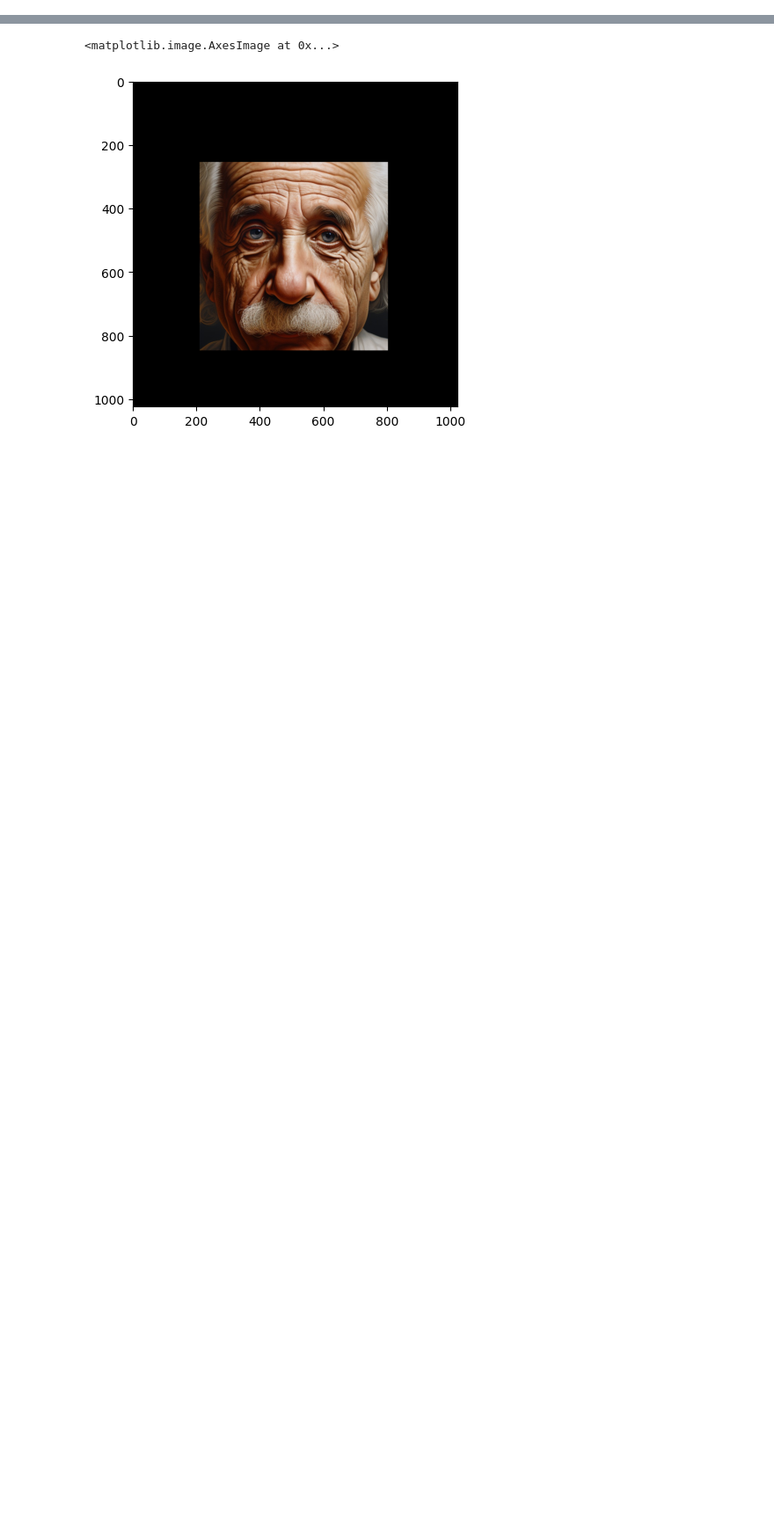
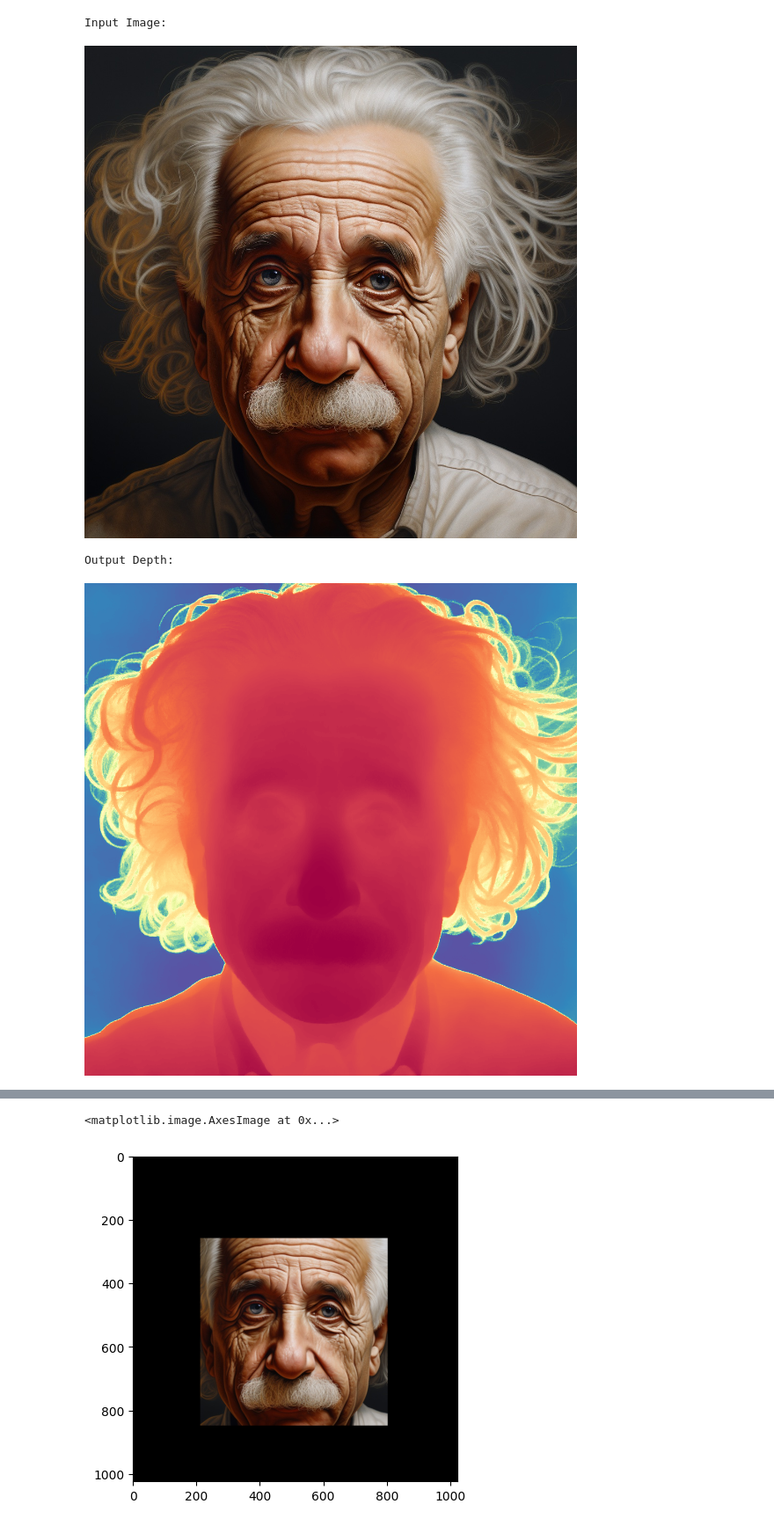
Before and after one commit to FangLingxiao/Face-Reconstruction-based-on-Depth-Estimation, a Jupyter notebook: FaceReconstruction.ipynb, the cells around one changed output, grey strips where cells are left out. Shown at 88% size. Saved outputs shown, nothing was run; the diff lists cells and outputs as text; code cells hidden in the pictures; blank space fills up the shorter version.

Commit message:
update output images

```diff
--- a/FaceReconstruction.ipynb
+++ b/FaceReconstruction.ipynb
@@ -7,0 +26,6 @@ import open3d as o3d
+# %%
+checkpoint_path = "prs-eth/marigold-lcm-v1-0"
+input_rgb_dir = "input"
+output_dir = "output"
+
+input_images, output_depths = depth_estimation.run_marigold(checkpoint_path, input_rgb_dir, output_dir)
@@ -7,0 +41,13 @@ import open3d as o3d
+# %%
+first_input_image = input_images[0]
+first_output_depth = output_depths[0]
+
+print("Input Image:")
+display(first_input_image)
+print("Output Depth:")
+display(first_output_depth)
+# %% [output]
+Input Image:
+[figure, added]
+Output Depth:
+[figure, added]
```
Also changed, not shown: parts of 17 cells of this notebook, 25 other files.
